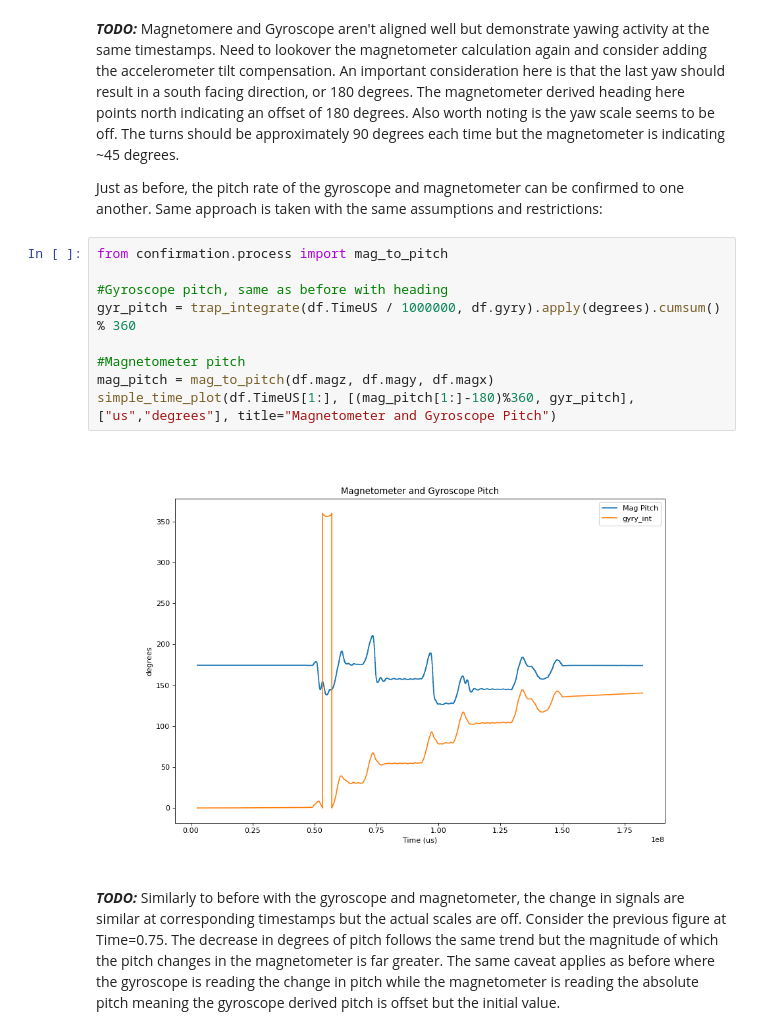
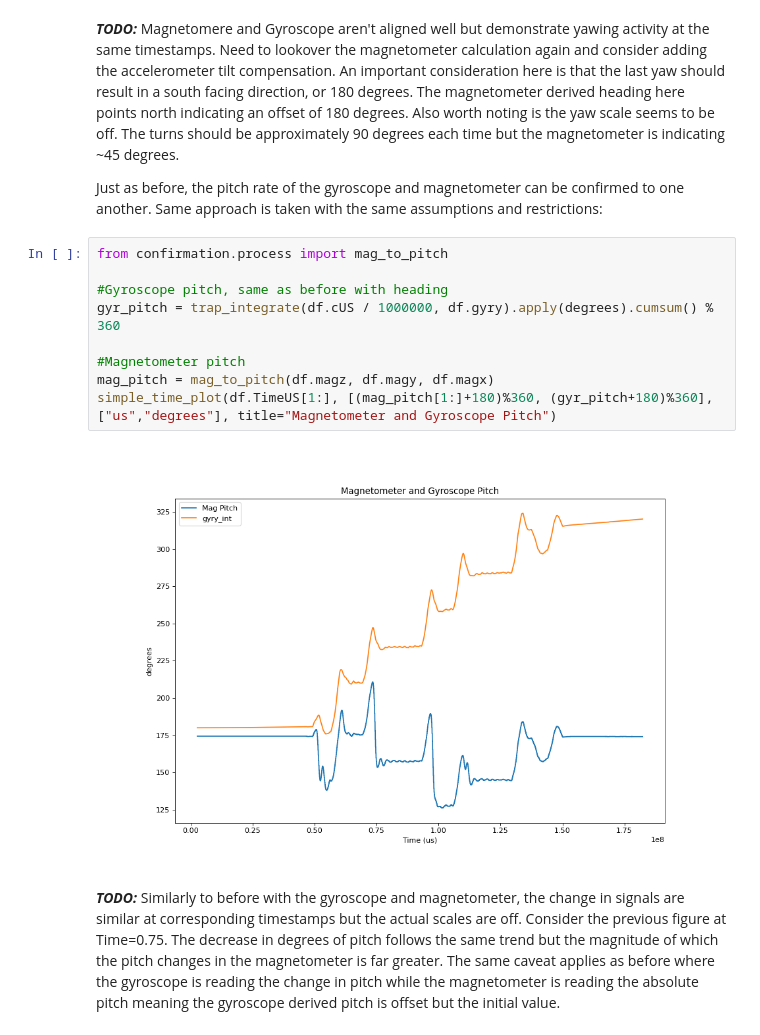
Before and after one commit to BaileySri/Practical-Software-Defense-for-GPS-Spoofing-on-a-Hobby-UAV-Offline, a Jupyter notebook: notebooks/0.1-bks-exploration.ipynb, the cells around one changed output. Saved outputs shown, nothing was run; the diff lists cells and outputs as text.

```diff
--- a/notebooks/0.1-bks-exploration.ipynb
+++ b/notebooks/0.1-bks-exploration.ipynb
@@ -155,14 +155,14 @@ and restrictions:
 # %%
 from confirmation.process import mag_to_pitch
 
 #Gyroscope pitch, same as before with heading
-gyr_pitch = trap_integrate(df.TimeUS / 1000000, df.gyry).apply(degrees).cumsum() % 360
+gyr_pitch = trap_integrate(df.cUS / 1000000, df.gyry).apply(degrees).cumsum() % 360
 
 #Magnetometer pitch
 mag_pitch = mag_to_pitch(df.magz, df.magy, df.magx)
-simple_time_plot(df.TimeUS[1:], [(mag_pitch[1:]-180)%360, gyr_pitch], ["us","degrees"], title="Magnetometer and Gyroscope Pitch")
+simple_time_plot(df.TimeUS[1:], [(mag_pitch[1:]+180)%360, (gyr_pitch+180)%360], ["us","degrees"], title="Magnetometer and Gyroscope Pitch")
 # %% [output]
-[figure, old version]
+[figure, new version]
 # %% [markdown]
 ***TODO:*** Similarly to before with the gyroscope and magnetometer, the change in signals are similar at corresponding timestamps but the actual scales are off. Consider the previous figure at Time=0.75. The decrease in degrees of pitch follows the same trend but the magnitude of which the pitch changes in the magnetometer is far greater. The same caveat applies as before where the gyroscope is reading the change in pitch while the magnetometer is reading the absolute pitch meaning the gyroscope derived pitch is offset but the initial value.
 # %% [markdown]
```
Also changed, not shown: parts of 7 cells of this notebook, 7 other files.
